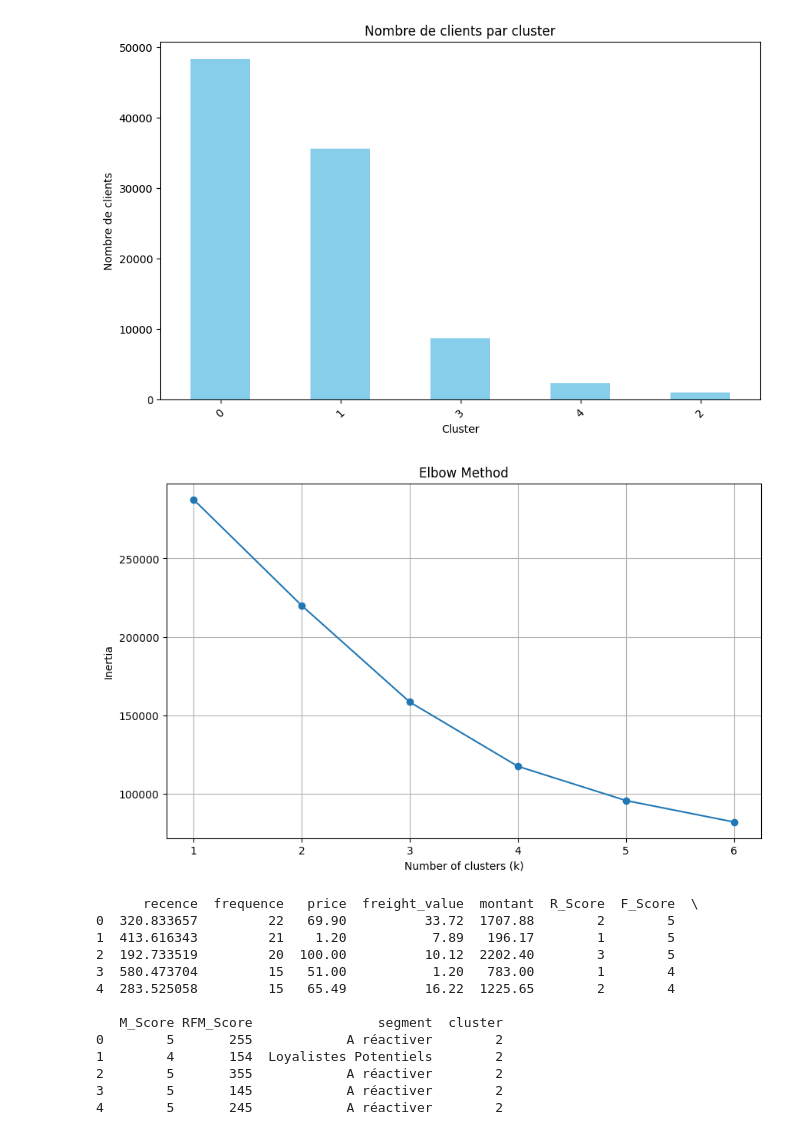
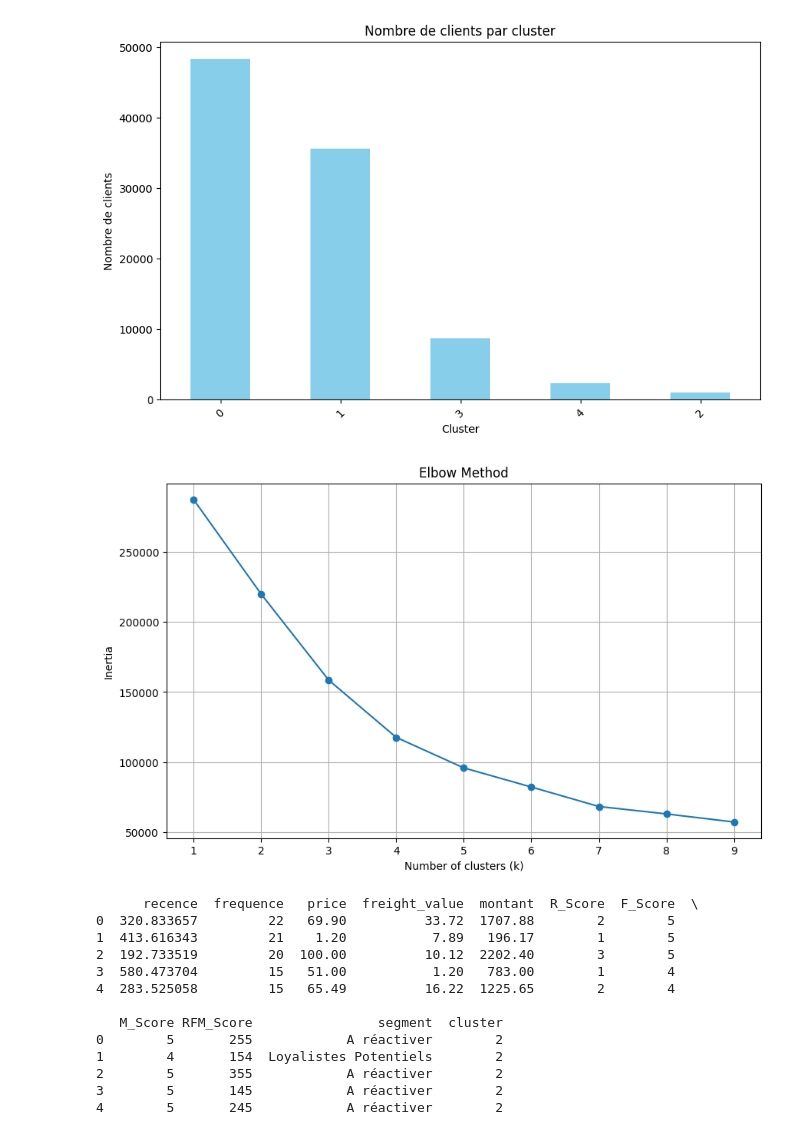
Before and after one commit to sam974/p5-customer-segmentation, a Jupyter notebook: Judith_Samuel_3_notebook_essais_052025.ipynb, the cells around one changed output. Drawn from its saved outputs; the diff is of its cells as text; code cells hidden in the pictures.

```diff
--- a/Judith_Samuel_3_notebook_essais_052025.ipynb
+++ b/Judith_Samuel_3_notebook_essais_052025.ipynb
@@ -5,7 +20,7 @@ import matplotlib.pyplot as plt
 import seaborn as sns
 
 # Connexion à la base
-conn = sqlite3.connect('../dev/input/olist.db')
+conn = sqlite3.connect('./dev/input/olist.db')
 # %%
 rfm_query = """
 WITH from_now AS (
@@ -224,35 +239,35 @@ plt.show()
 from sklearn.cluster import KMeans
 from sklearn.preprocessing import StandardScaler
 import matplotlib.pyplot as plt
 import pandas as pd
 
 # Sélectionner les caractéristiques pour le clustering
 features = rfm_scored[['recence', 'frequence', 'montant']]
 
 # Normaliser les données
 scaler = StandardScaler()
 features_scaled = scaler.fit_transform(features)
 
 # Calculer l'inertie pour différentes valeurs de k
 inertias = []
-k_values = range(1, 7)
+k_values = range(1, 10)
 
 for k in k_values:
     kmeans = KMeans(n_clusters=k, random_state=42)
     kmeans.fit(features_scaled)
     inertias.append(kmeans.inertia_)
 
 # Tracer la méthode du coude
 plt.figure(figsize=(10, 6))
 plt.plot(k_values, inertias, marker='o')
 plt.title('Elbow Method')
 plt.xlabel('Number of clusters (k)')
 plt.ylabel('Inertia')
 plt.xticks(k_values)
 plt.grid()
 plt.show()
 # %% [output]
-[figure, old version]
+[figure, new version]
 # %%
 from sklearn.cluster import KMeans
 from sklearn.preprocessing import StandardScaler
```
Also changed, not shown: parts of 24 cells of this notebook, 1 other file.
